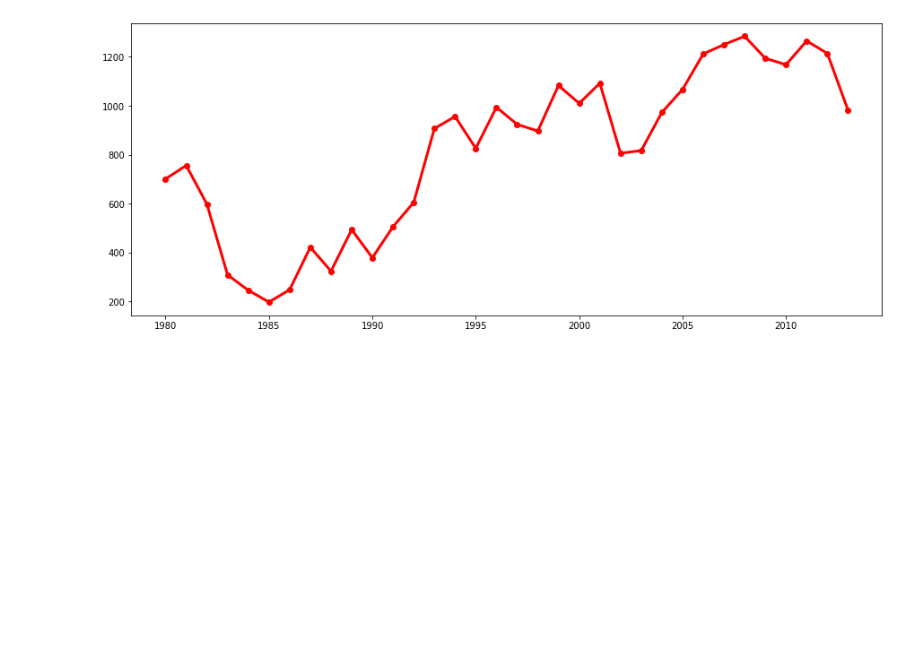
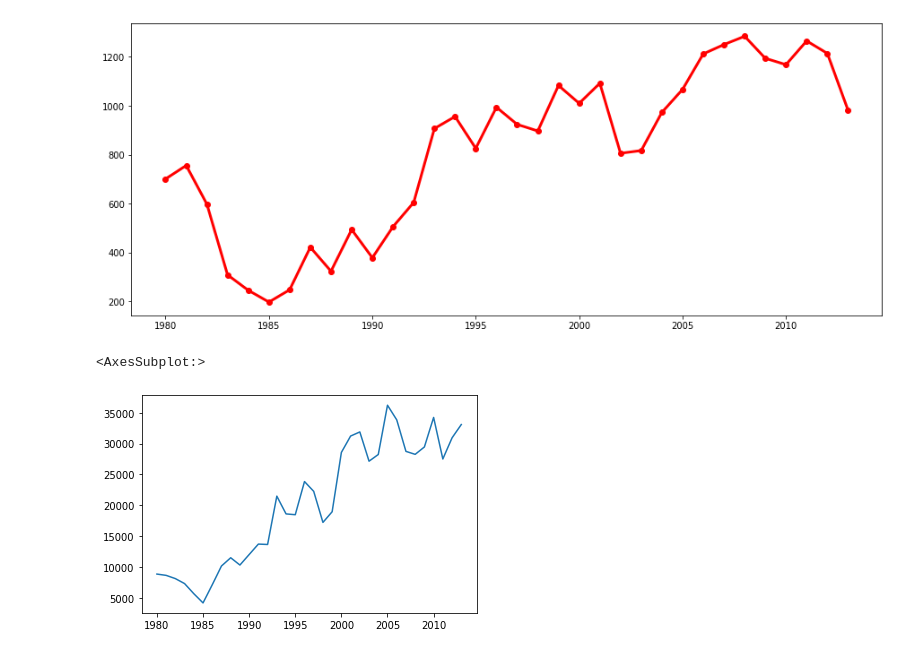
Before and after one commit to tanmaymis/python-c, a Jupyter notebook: data scince/ana;ysis.ipynb, the cells around one changed output. Cells and saved outputs as stored; diff of their text form; code cells hidden in the pictures; blank space fills up the shorter version.

```diff
--- a/data scince/ana;ysis.ipynb
+++ b/data scince/ana;ysis.ipynb
@@ -323,3 +319,8 @@ df.loc['Japan', years].plot(kind='line', figsize=(15,6), color='red', linewidth=
 # %% [output]
 <AxesSubplot:>
 [figure]
+# %%
+df.loc['India',years].plot(kind ='line')
+# %% [output]
+<AxesSubplot:>
+[figure, added]
```
Also changed, not shown: parts of 16 cells of this notebook.
